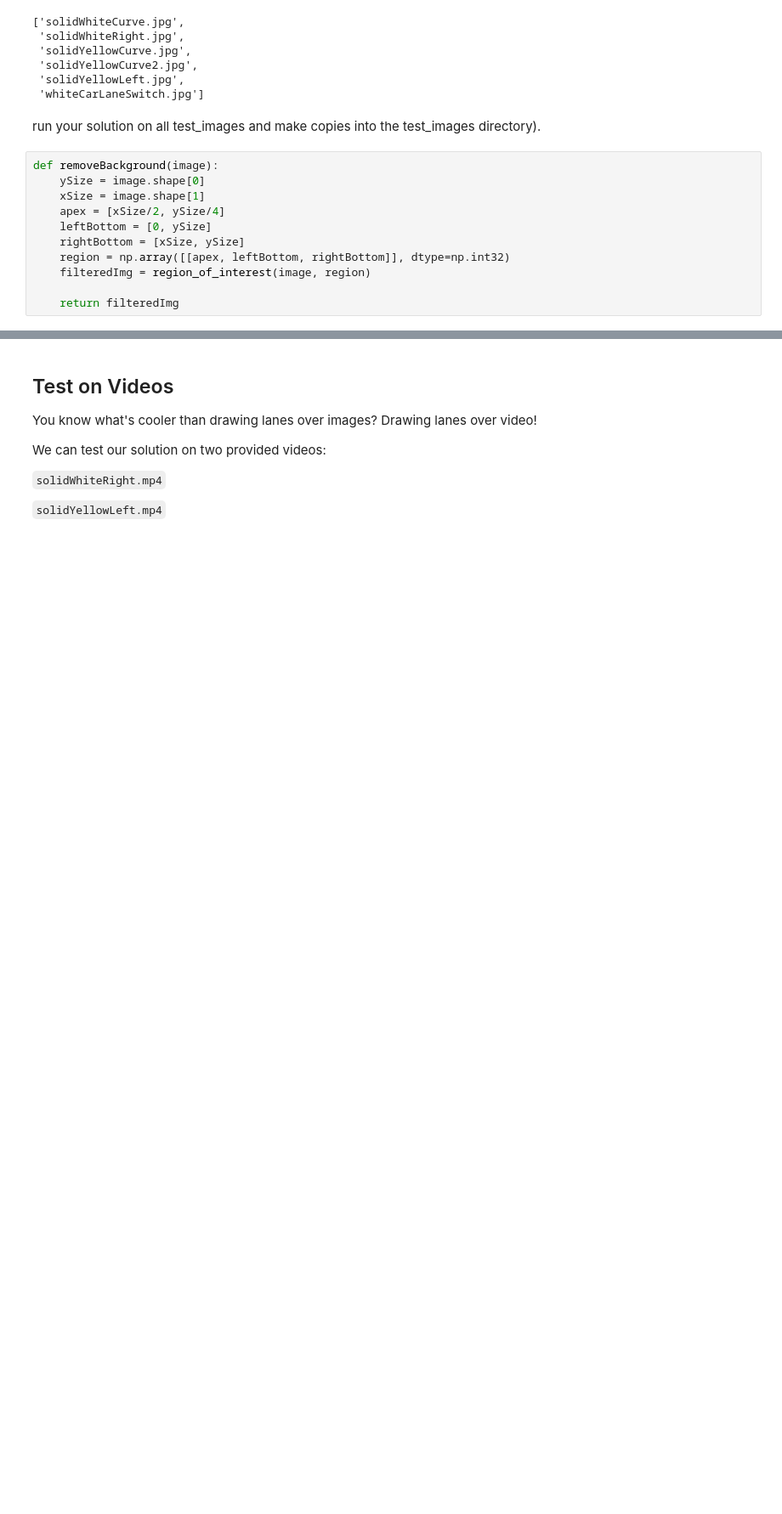
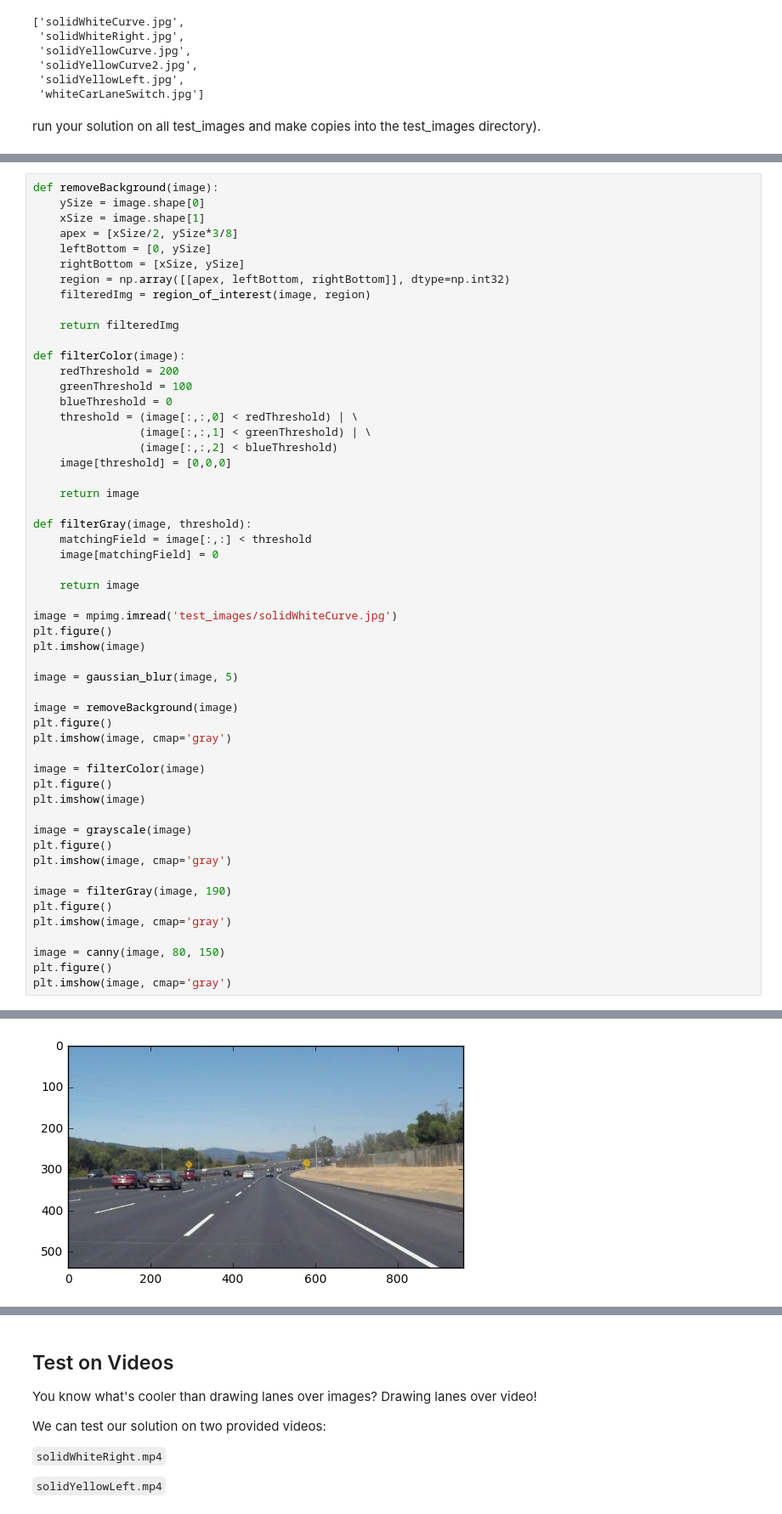
Before and after one commit to princegao/ND013, a Jupyter notebook: Term 1/CarND-LaneLines-P1/P1.ipynb, the cells around one changed output, grey strips where cells are left out. Shown at 85% size. Drawn from its saved outputs; the diff is of its cells as text; blank space fills up the shorter version.

Commit message:
v0.1: Defined filterColor and filterGray method

```diff
--- a/Term 1/CarND-LaneLines-P1/P1.ipynb
+++ b/Term 1/CarND-LaneLines-P1/P1.ipynb
@@ -172,14 +172,3 @@ os.listdir("test_images/")
  'whiteCarLaneSwitch.jpg']
 # %% [markdown]
 run your solution on all test_images and make copies into the test_images directory).
-# %%
-def removeBackground(image):
-    ySize = image.shape[0]
-    xSize = image.shape[1]
-    apex = [xSize/2, ySize/4]
-    leftBottom = [0, ySize]
-    rightBottom = [xSize, ySize]
-    region = np.array([[apex, leftBottom, rightBottom]], dtype=np.int32)
-    filteredImg = region_of_interest(image, region)
-
-    return filteredImg
@@ -188,0 +175,55 @@ def removeBackground(image):
+# %%
+def removeBackground(image):
+    ySize = image.shape[0]
+    xSize = image.shape[1]
+    apex = [xSize/2, ySize*3/8]
+    leftBottom = [0, ySize]
+    rightBottom = [xSize, ySize]
+    region = np.array([[apex, leftBottom, rightBottom]], dtype=np.int32)
+    filteredImg = region_of_interest(image, region)
+
+    return filteredImg
+
+def filterColor(image):
+    redThreshold = 200
+    greenThreshold = 100
+    blueThreshold = 0
+    threshold = (image[:,:,0] < redThreshold) | \
+                (image[:,:,1] < greenThreshold) | \
+                (image[:,:,2] < blueThreshold)
+    image[threshold] = [0,0,0]
+
+    return image
+
+def filterGray(image, threshold):
+    matchingField = image[:,:] < threshold
+    image[matchingField] = 0
+
+    return image
+
+image = mpimg.imread('test_images/solidWhiteCurve.jpg')
+plt.figure()
+plt.imshow(image)
+
+image = gaussian_blur(image, 5)
+
+image = removeBackground(image)
+plt.figure()
+plt.imshow(image, cmap='gray')
+
+image = filterColor(image)
+plt.figure()
+plt.imshow(image)
+
+image = grayscale(image)
+plt.figure()
+plt.imshow(image, cmap='gray')
+
+image = filterGray(image, 190)
+plt.figure()
+plt.imshow(image, cmap='gray')
+
+image = canny(image, 80, 150)
+plt.figure()
+plt.imshow(image, cmap='gray')
+# %% [output]
@@ -188,0 +231 @@ def removeBackground(image):
+[figure, added]
```
Also changed, not shown: parts of 2 cells of this notebook.
